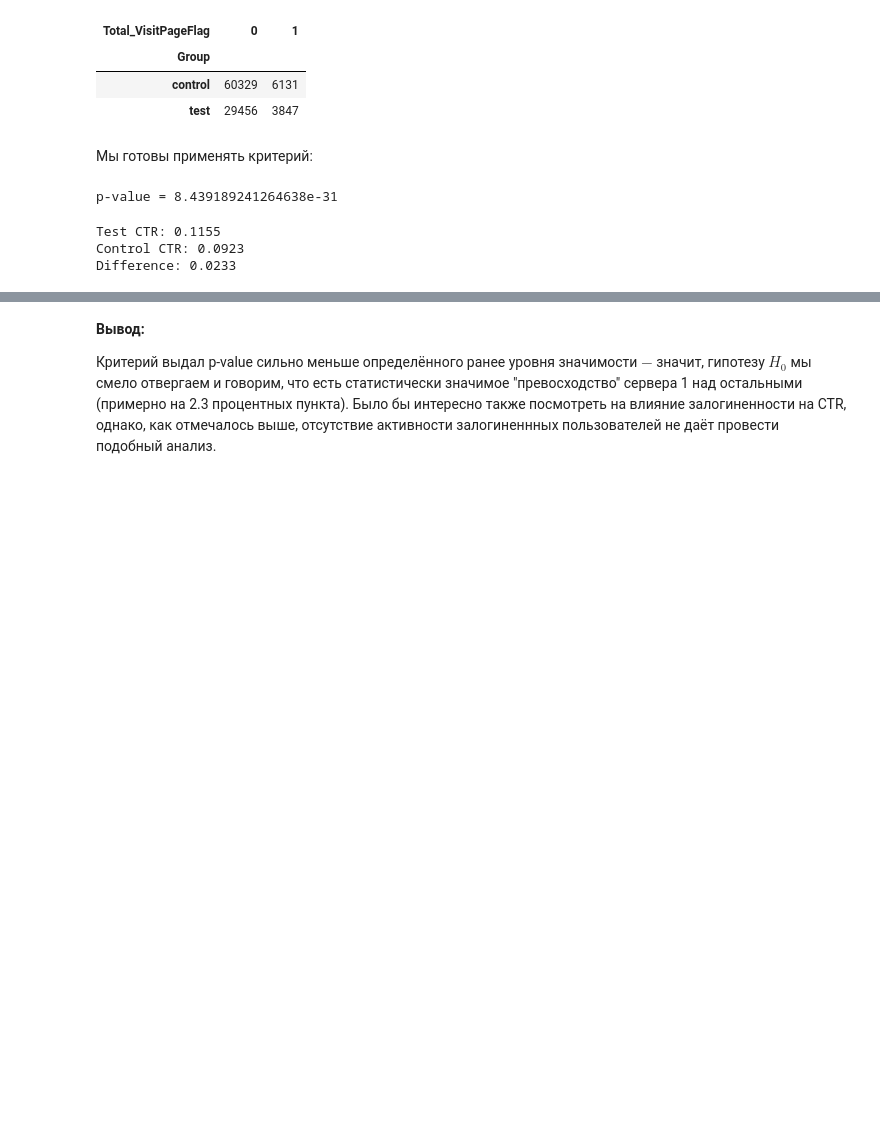
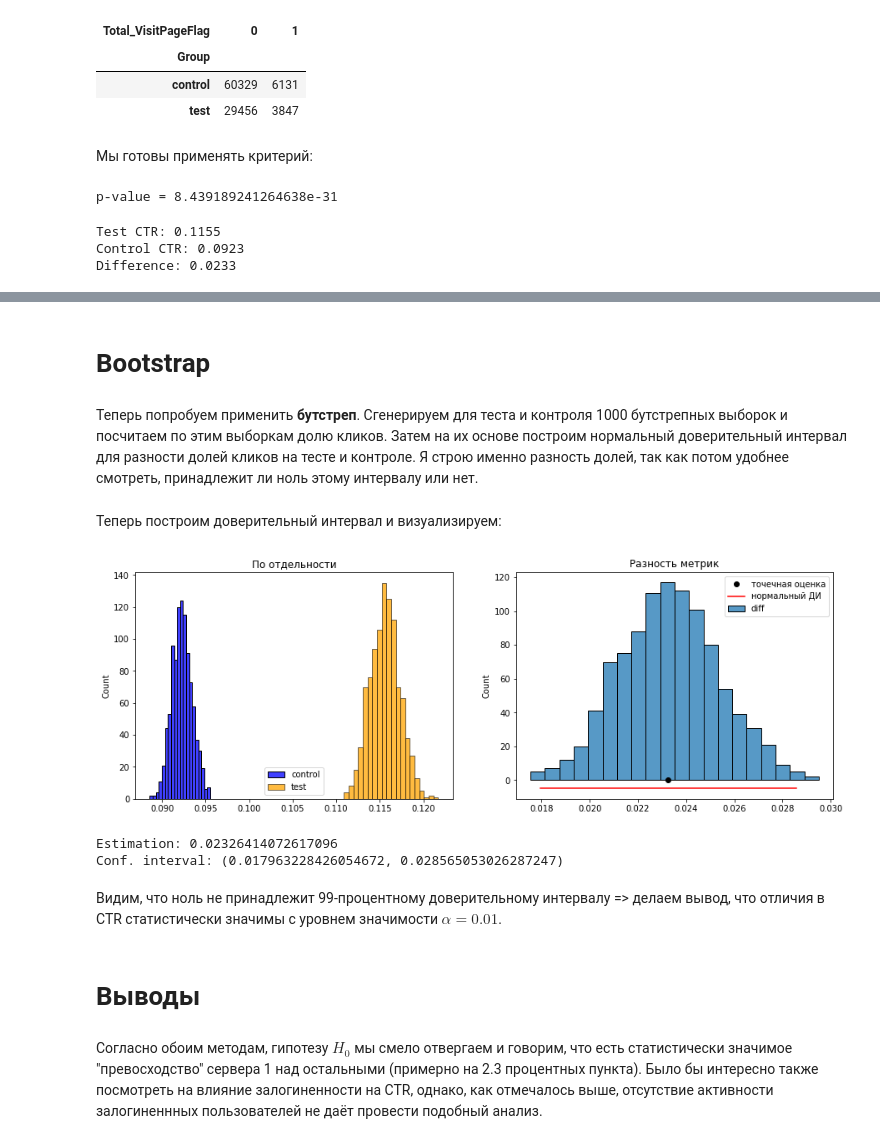
Before and after one commit to igor230702/1st_pet_project, a Jupyter notebook: pet_project_1_ab_test.ipynb, the cells around one changed output, grey strips where cells are left out. Saved outputs shown, nothing was run; the diff lists cells and outputs as text; code cells hidden in the pictures; blank space fills up the shorter version.

Commit message:
Update pet_project_1_ab_test.ipynb
Добавил бутстреп

```diff
--- a/pet_project_1_ab_test.ipynb
+++ b/pet_project_1_ab_test.ipynb
@@ -210,4 +214,59 @@ Difference: 0.0233
+# %% [markdown]
+# Bootstrap
+# %% [markdown]
+Теперь попробуем применить **бутстреп**. Сгенерируем для теста и контроля 1000 бутстрепных выборок и посчитаем по этим выборкам долю кликов. Затем на их основе построим нормальный доверительный интервал для разности долей кликов на тесте и контроле. Я строю именно разность долей, так как потом удобнее смотреть, принадлежит ли ноль этому интервалу или нет.
+# %%
+n_samples = 1000
+
+control_bootstrap_samples = np.random.choice(data_control.Total_VisitPageFlag, (n_samples, data_control.shape[0]), True)
+control_bootstrap_mean = control_bootstrap_samples.mean(axis=1) # считаем долю кликов в каждой бутстрепной выборке для контроля
+
+test_bootstrap_samples = np.random.choice(data_test.Total_VisitPageFlag, (n_samples, data_test.shape[0]), True)
+test_bootstrap_mean = test_bootstrap_samples.mean(axis=1) # и для теста
+
+est = data_test.Total_VisitPageFlag.mean() - data_control.Total_VisitPageFlag.mean() # оценка разности средних, посчитанная по исходной выборке
+bootstrap_stats = test_bootstrap_mean - control_bootstrap_mean # массив бутстрепных оценок
+# %% [markdown]
+Теперь построим доверительный интервал и визуализируем:
+# %%
+def norm_conf_interval(bootstrap_stats, est, alpha=0.01):
+    '''
+    Строит нормальный доверительный интервал
+    '''
+    z = sps.norm.ppf(1 - alpha / 2)
+    se = np.std(bootstrap_stats)
+    left, right = est - z * se, est + z * se
+    return left, right
+
+ci = norm_conf_interval(bootstrap_stats, est, alpha=0.01)
+# %%
+plt.figure(figsize=(15, 5))
+
+plt.subplot(1, 2, 1)
+sns.histplot(control_bootstrap_mean, bins=20, color='blue', label='control')
+sns.histplot(test_bootstrap_mean, bins=20, color='orange', label='test')
+plt.legend()
+plt.title("По отдельности")
+
+plt.subplot(1, 2, 2)
+sns.histplot(bootstrap_stats, bins=20, label='diff')
+d = 5
+plt.plot([est], [0], 'o', c='k', markersize=6, label='точечная оценка')
+plt.plot(ci, [-d, -d], color='red', label='нормальный ДИ')
+plt.legend()
+plt.title("Разность метрик")
+
+plt.show()
+
+print(f"Estimation: {est}")
+print(f"Conf. interval: {ci}")
+# %% [output]
+[figure, added]
+Estimation: 0.02326414072617096
+Conf. interval: (0.017963228426054672, 0.028565053026287247)
+# %% [markdown]
+Видим, что ноль не принадлежит 99-процентному доверительному интервалу => делаем вывод, что отличия в CTR статистически значимы с уровнем значимости $\alpha=0.01$.
+# %% [markdown]
+# Выводы
 # %% [markdown]
-**Вывод:**
-
-Критерий выдал p-value сильно меньше определённого ранее уровня значимости $-$ значит, гипотезу $H_0$ мы смело отвергаем и говорим, что есть статистически значимое "превосходство" сервера 1 над остальными (примерно на 2.3 процентных пункта). Было бы интересно также посмотреть на влияние залогиненности на CTR, однако, как отмечалось выше, отсутствие активности залогиненнных пользователей не даёт провести подобный анализ.
+Согласно обоим методам, гипотезу $H_0$ мы смело отвергаем и говорим, что есть статистически значимое "превосходство" сервера 1 над остальными (примерно на 2.3 процентных пункта). Было бы интересно также посмотреть на влияние залогиненности на CTR, однако, как отмечалось выше, отсутствие активности залогиненнных пользователей не даёт провести подобный анализ.
```
Also changed, not shown: parts of 2 cells of this notebook.
